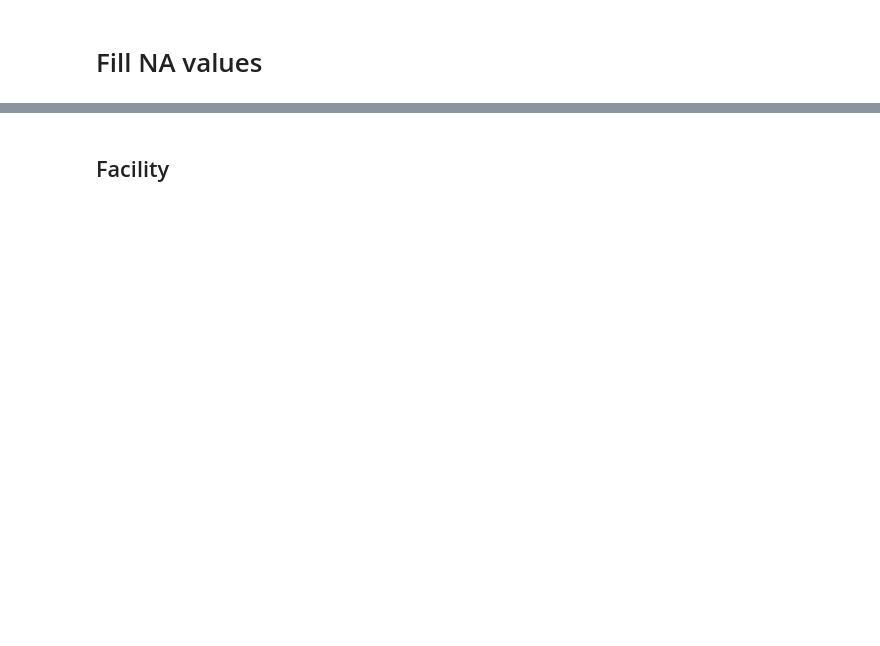
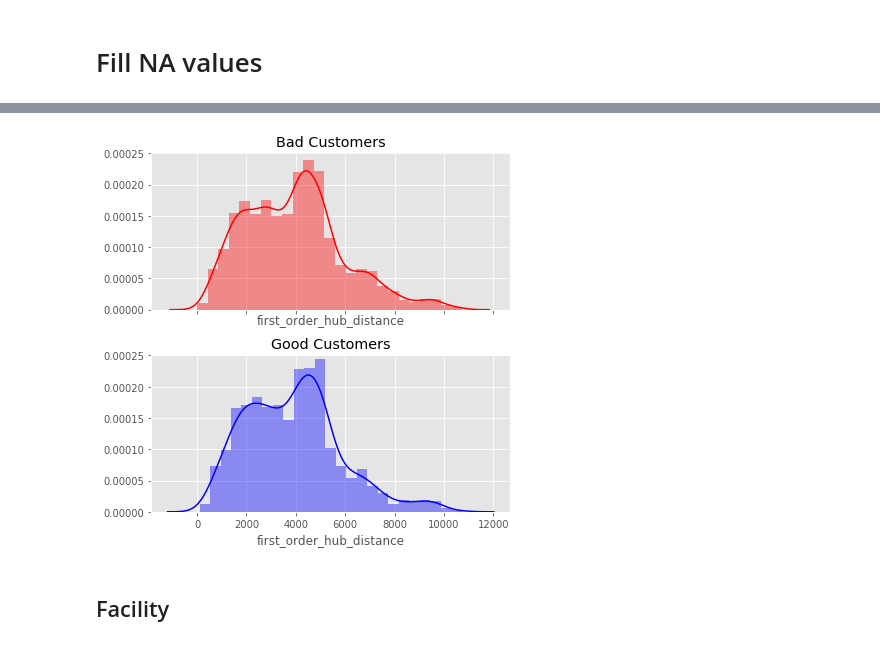
Before and after one commit to zipjet/bi-churn-analysis, a Jupyter notebook: bad_customers_analysis.ipynb, the cells around one changed output, grey strips where cells are left out. Cells and saved outputs as stored; diff of their text form; code cells hidden in the pictures; blank space fills up the shorter version.

```diff
--- a/bad_customers_analysis.ipynb
+++ b/bad_customers_analysis.ipynb
@@ -72,10 +154,12 @@ sns.categorical.stripplot(data=a, x='customer_type', y='avg_fac_distance')
 # %%
 f, (ax1, ax2) = plt.subplots(2, sharex=True, sharey=True,figsize=(6,6))
-sns.distplot(a.loc[a.customer_type == 'bad', 'avg_fac_distance'], ax=ax1, color='red', bins=25)
+sns.distplot(a.loc[a.customer_type == 'bad', 'first_order_hub_distance'], ax=ax1, color='red', bins=25)
 ax1.set_title('Bad Customers')
-sns.distplot(a.loc[a.customer_type == 'good', 'avg_fac_distance'], ax=ax2, color='blue', bins=25)
+sns.distplot(a.loc[a.customer_type == 'good', 'first_order_hub_distance'], ax=ax2, color='blue', bins=25)
 ax2.set_title('Good Customers')
 plt.tight_layout()
+# %% [output]
+[figure, added]
 # %% [markdown]
 ## Facility
 # %%
```
Also changed, not shown: parts of 22 cells of this notebook, 3 other files.
